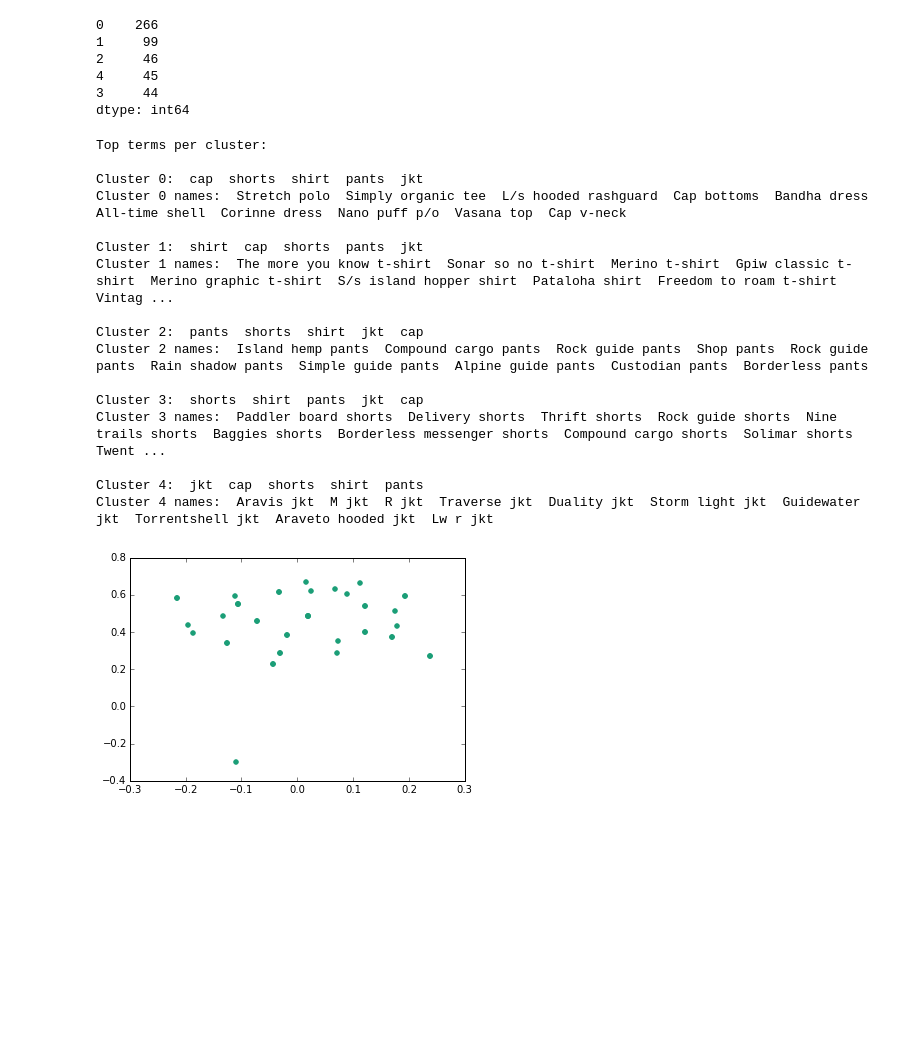
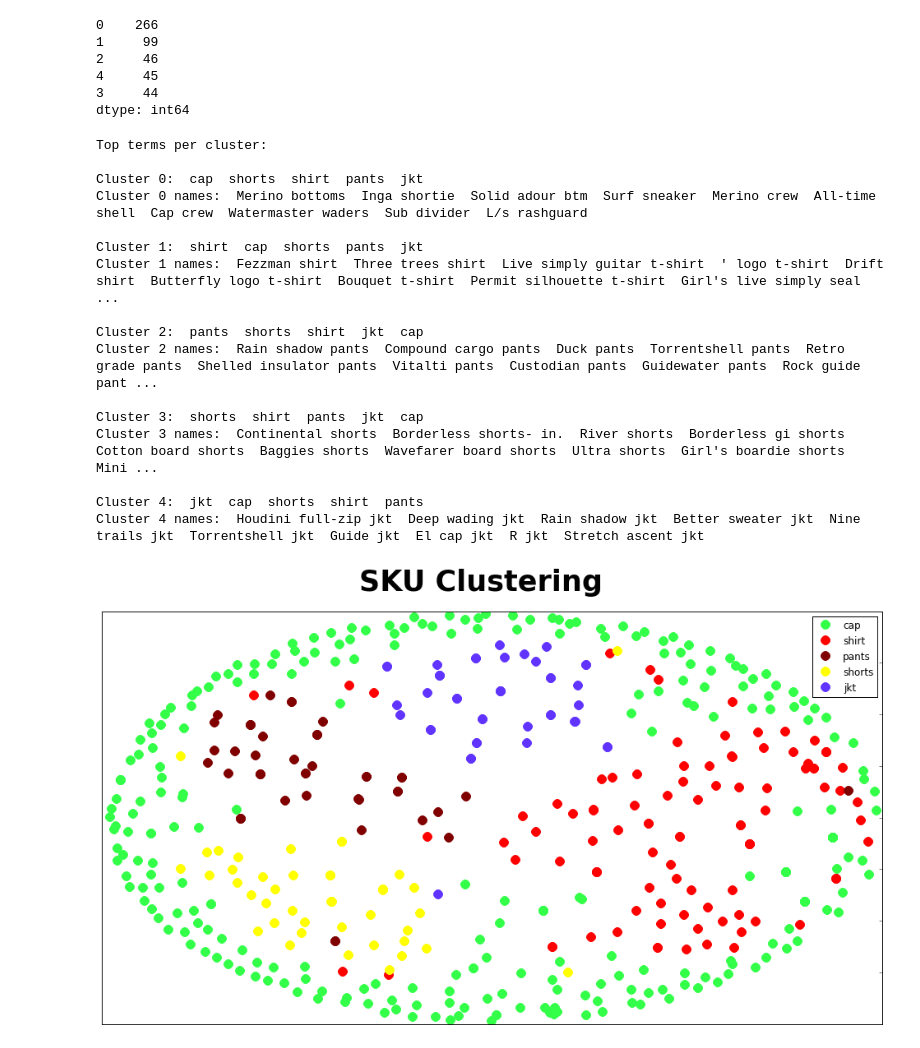
Before and after one commit to moyphilip/SKU-Clustering, a Jupyter notebook: SKU Cluster.ipynb, the cells around one changed output. Cells and saved outputs as stored; diff of their text form; code cells hidden in the pictures; blank space fills up the shorter version.

```diff
--- a/SKU Cluster.ipynb
+++ b/SKU Cluster.ipynb
@@ -165,7 +169,7 @@ print("Top terms per cluster:")
 print
 order_centroids = model.cluster_centers_.argsort()[:, ::-1]
 terms = tfidf_vectorizer.get_feature_names()
-for i in range(5):
+for i in range(model.n_clusters):
     print "Cluster %d:" % i,
     for ind in order_centroids[i, :10]:
         print ' %s' % terms[ind],
@@ -179,19 +183,19 @@ for i in range(5):
 Top terms per cluster:
 
 Cluster 0:  cap  shorts  shirt  pants  jkt
-Cluster 0 names:  Stretch polo  Simply organic tee  L/s hooded rashguard  Cap bottoms  Bandha dress  All-time shell  Corinne dress  Nano puff p/o  Vasana top  Cap v-neck
+Cluster 0 names:  Merino bottoms  Inga shortie  Solid adour btm  Surf sneaker  Merino crew  All-time shell  Cap crew  Watermaster waders  Sub divider  L/s rashguard
 
 Cluster 1:  shirt  cap  shorts  pants  jkt
-Cluster 1 names:  The more you know t-shirt  Sonar so no t-shirt  Merino t-shirt  Gpiw classic t-shirt  Merino graphic t-shirt  S/s island hopper shirt  Pataloha shirt  Freedom to roam t-shirt  Vintag ...
+Cluster 1 names:  Fezzman shirt  Three trees shirt  Live simply guitar t-shirt  ' logo t-shirt  Drift shirt  Butterfly logo t-shirt  Bouquet t-shirt  Permit silhouette t-shirt  Girl's live simply seal ...
 
 Cluster 2:  pants  shorts  shirt  jkt  cap
-Cluster 2 names:  Island hemp pants  Compound cargo pants  Rock guide pants  Shop pants  Rock guide pants  Rain shadow pants  Simple guide pants  Alpine guide pants  Custodian pants  Borderless pants
+Cluster 2 names:  Rain shadow pants  Compound cargo pants  Duck pants  Torrentshell pants  Retro grade pants  Shelled insulator pants  Vitalti pants  Custodian pants  Guidewater pants  Rock guide pant ...
 
 Cluster 3:  shorts  shirt  pants  jkt  cap
-Cluster 3 names:  Paddler board shorts  Delivery shorts  Thrift shorts  Rock guide shorts  Nine trails shorts  Baggies shorts  Borderless messenger shorts  Compound cargo shorts  Solimar shorts  Twent ...
+Cluster 3 names:  Continental shorts  Borderless shorts- in.  River shorts  Borderless gi shorts  Cotton board shorts  Baggies shorts  Wavefarer board shorts  Ultra shorts  Girl's boardie shorts  Mini ...
 
 Cluster 4:  jkt  cap  shorts  shirt  pants
-Cluster 4 names:  Aravis jkt  M jkt  R jkt  Traverse jkt  Duality jkt  Storm light jkt  Guidewater jkt  Torrentshell jkt  Araveto hooded jkt  Lw r jkt
+Cluster 4 names:  Houdini full-zip jkt  Deep wading jkt  Rain shadow jkt  Better sweater jkt  Nine trails jkt  Torrentshell jkt  Guide jkt  El cap jkt  R jkt  Stretch ascent jkt
 # %%
 import matplotlib.pyplot as plt
 import matplotlib as mpl
@@ -205,18 +209,45 @@ MDS()
 mds = MDS(n_components=2, dissimilarity="precomputed", random_state=1)
 
 xs, ys = pos[:, 0], pos[:, 1]
-# %%
-cluster_colors = {0: '#1b9e77'}#, 1: '#d95f02', 2: '#7570b3', 3: '#e7298a', 4: '#66a61e'}#, 5: '#000000'}
-
-
-#some ipython magic to show the matplotlib plots inline
-%matplotlib inline
-
-#create data frame that has the result of the MDS plus the cluster numbers and titles
-df_plot = pd.DataFrame(dict(x=xs, y=ys, label=clusters, name=df_new['name']))
-
-plt.scatter(x=df_plot[df_plot['label'] == 4]["x"], y=df_plot[df_plot['label'] == 4]["y"], color = cluster_colors.values())
-
-plt.show()
-# %% [output]
-[figure, removed]
+# %%
+cluster_colors = {0: '#33FF49', 1: '#FF0000', 2: '#800000', 3: '#FFFF00', 4: '#6033FF'}
+cluster_labels = {0: 'cap', 1: 'shirt', 2: 'pants', 3: 'shorts', 4: 'jkt'}
+
+#some ipython magic to show the matplotlib plots inline
+%matplotlib inline
+
+#create data frame that has the result of the MDS plus the cluster numbers and titles
+df_plot = pd.DataFrame(dict(x=xs, y=ys, label=clusters, name=df_new['name']))
+
+#group by cluster
+groups = df_plot.groupby('label')
+
+# set up plot
+fig, ax = plt.subplots(figsize=(17, 9)) # set size
+
+#iterate through groups to layer the plot
+#note that I use the cluster_name and cluster_color dicts with the 'name' lookup to return the appropriate color/label
+for name, group in groups:
+    ax.plot(group.x, group.y, marker='o', linestyle='', ms=12, label = cluster_labels[name], color = cluster_colors[name],
+            mec='none')
+    #ax.set_aspect('auto')
+    ax.tick_params(\
+        axis= 'x',          # changes apply to the x-axis
+        which='both',      # both major and minor ticks are affected
+        bottom='off',      # ticks along the bottom edge are off
+        top='off',         # ticks along the top edge are off
+        labelbottom='off')
+    ax.tick_params(\
+        axis= 'y',         # changes apply to the y-axis
+        which='both',      # both major and minor ticks are affected
+        left='off',      # ticks along the bottom edge are off
+        top='off',         # ticks along the top edge are off
+        labelleft='off')
+
+ax.legend(numpoints = 1)  #show legend with only 1 point
+
+fig.suptitle("SKU Clustering", fontsize = 35, fontweight = 'bold')
+
+plt.show()
+# %% [output]
+[figure, added]
```
Also changed, not shown: parts of 3 cells of this notebook.
